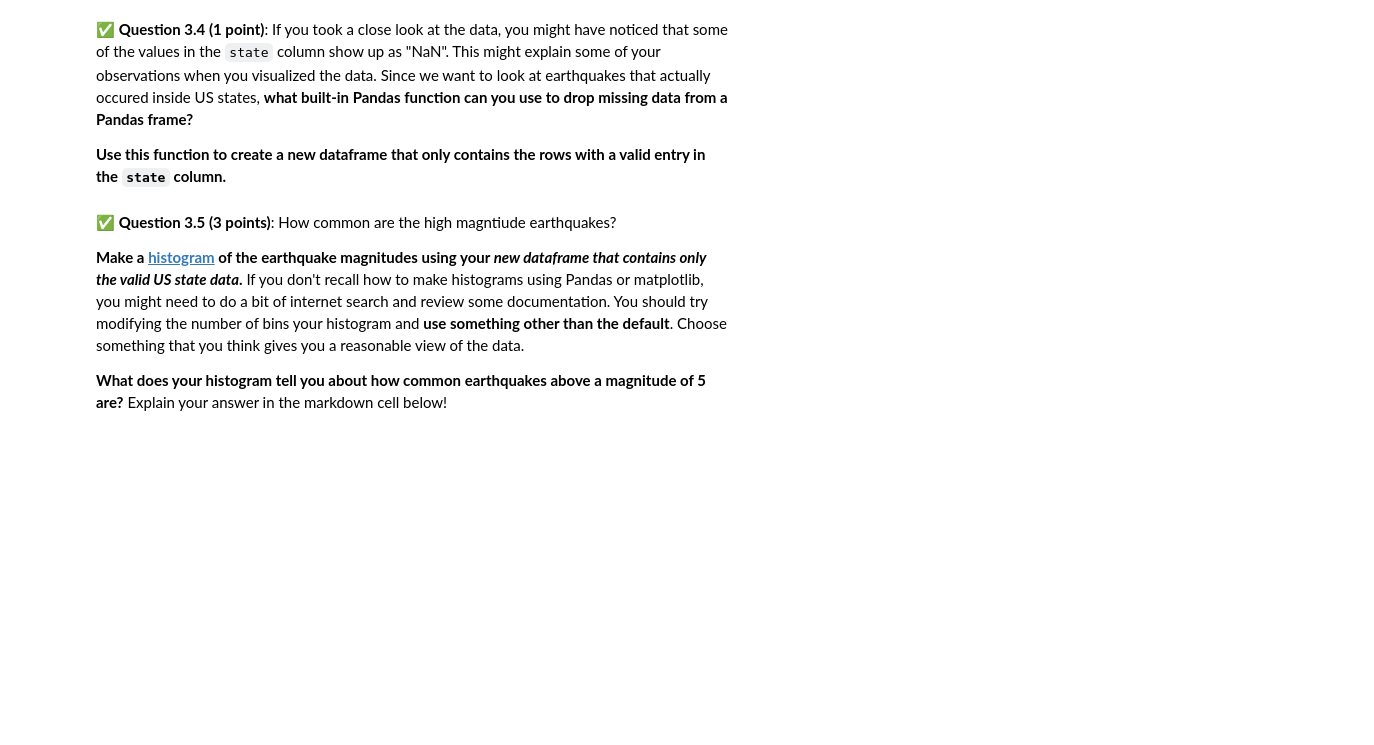
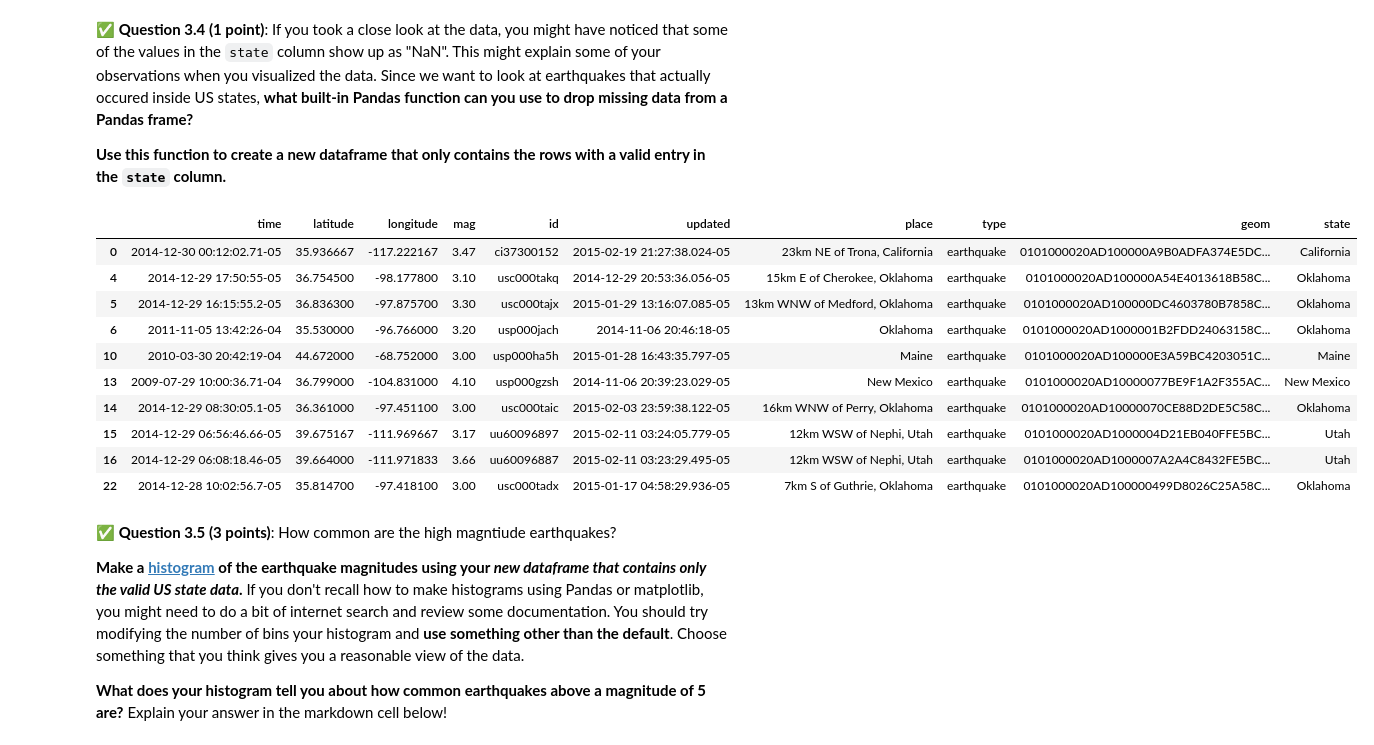
Before and after one commit to JosephM16/CMSE202-f25-turnin, a Jupyter notebook: hw-01/HW-01_GitPracticeDebuggingPythonPackagesAndClasses-STUDENT.ipynb, the cells around one changed output. Cells and saved outputs as stored; diff of their text form; code cells hidden in the pictures; blank space fills up the shorter version.

```diff
--- a/hw-01/HW-01_GitPracticeDebuggingPythonPackagesAndClasses-STUDENT.ipynb
+++ b/hw-01/HW-01_GitPracticeDebuggingPythonPackagesAndClasses-STUDENT.ipynb
@@ -360,6 +388,21 @@ Does the resulting plot meet your expectations? Is there anything that surprises
 **Use this function to create a new dataframe that only contains the rows with a valid entry in the `state` column.**
 # %%
 ### Put your code here
+eq_valid = earthquakes.dropna(subset=['state'])
+
+eq_valid.head(10)
+# %% [output]
+|  | time | latitude | longitude | mag | id | updated | place | type | geom | state |
+| 0 | 2014-12-30 00:12:02.71-05 | 35.936667 | -117.222167 | 3.47 | ci37300152 | 2015-02-19 21:27:38.024-05 | 23km NE of Trona, California | earthquake | 0101000020AD100000A9B0ADFA374E5DC... | California |
+| 4 | 2014-12-29 17:50:55-05 | 36.754500 | -98.177800 | 3.10 | usc000takq | 2014-12-29 20:53:36.056-05 | 15km E of Cherokee, Oklahoma | earthquake | 0101000020AD100000A54E4013618B58C... | Oklahoma |
+| 5 | 2014-12-29 16:15:55.2-05 | 36.836300 | -97.875700 | 3.30 | usc000tajx | 2015-01-29 13:16:07.085-05 | 13km WNW of Medford, Oklahoma | earthquake | 0101000020AD100000DC4603780B7858C... | Oklahoma |
+| 6 | 2011-11-05 13:42:26-04 | 35.530000 | -96.766000 | 3.20 | usp000jach | 2014-11-06 20:46:18-05 | Oklahoma | earthquake | 0101000020AD1000001B2FDD24063158C... | Oklahoma |
+| 10 | 2010-03-30 20:42:19-04 | 44.672000 | -68.752000 | 3.00 | usp000ha5h | 2015-01-28 16:43:35.797-05 | Maine | earthquake | 0101000020AD100000E3A59BC4203051C... | Maine |
+| 13 | 2009-07-29 10:00:36.71-04 | 36.799000 | -104.831000 | 4.10 | usp000gzsh | 2014-11-06 20:39:23.029-05 | New Mexico | earthquake | 0101000020AD10000077BE9F1A2F355AC... | New Mexico |
+| 14 | 2014-12-29 08:30:05.1-05 | 36.361000 | -97.451100 | 3.00 | usc000taic | 2015-02-03 23:59:38.122-05 | 16km WNW of Perry, Oklahoma | earthquake | 0101000020AD10000070CE88D2DE5C58C... | Oklahoma |
+| 15 | 2014-12-29 06:56:46.66-05 | 39.675167 | -111.969667 | 3.17 | uu60096897 | 2015-02-11 03:24:05.779-05 | 12km WSW of Nephi, Utah | earthquake | 0101000020AD1000004D21EB040FFE5BC... | Utah |
+| 16 | 2014-12-29 06:08:18.46-05 | 39.664000 | -111.971833 | 3.66 | uu60096887 | 2015-02-11 03:23:29.495-05 | 12km WSW of Nephi, Utah | earthquake | 0101000020AD1000007A2A4C8432FE5BC... | Utah |
+| 22 | 2014-12-28 10:02:56.7-05 | 35.814700 | -97.418100 | 3.00 | usc000tadx | 2015-01-17 04:58:29.936-05 | 7km S of Guthrie, Oklahoma | earthquake | 0101000020AD100000499D8026C25A58C... | Oklahoma |
 # %% [markdown]
 &#9989; **Question 3.5 (3 points)**: How common are the high magntiude earthquakes?
 
```
Also changed, not shown: parts of 14 cells of this notebook.
